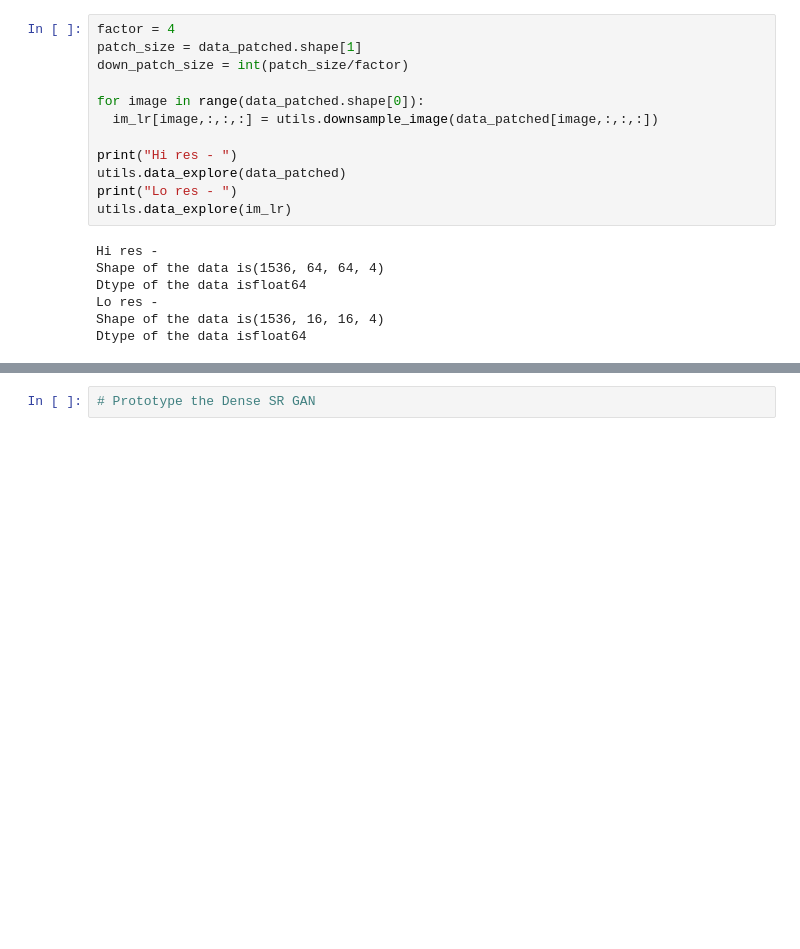
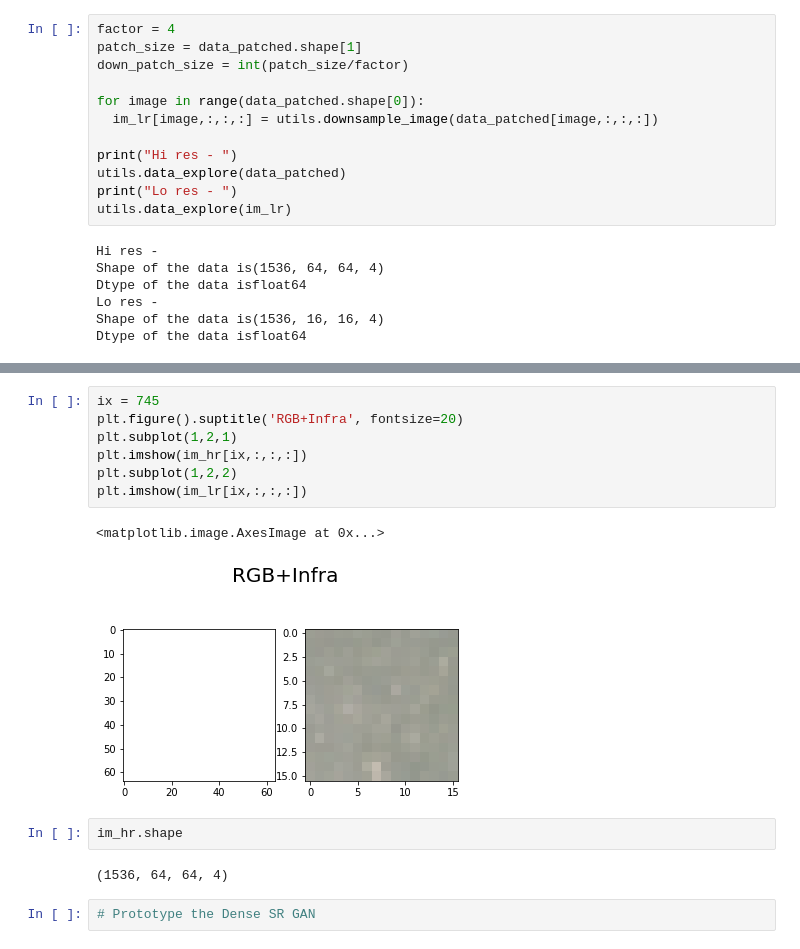
Before and after one commit to mihirsathe/DenseGAN-SuperResolution, a Jupyter notebook: DenseSRGAN_PROTO.ipynb, the cells around one changed output, grey strips where cells are left out. Saved outputs shown, nothing was run; the diff lists cells and outputs as text; blank space fills up the shorter version.

```diff
--- a/DenseSRGAN_PROTO.ipynb
+++ b/DenseSRGAN_PROTO.ipynb
@@ -100,3 +103,17 @@ plt.imshow(im_lr[0,:,:,:])
+# %%
+ix = 745
+plt.figure().suptitle('RGB+Infra', fontsize=20)
+plt.subplot(1,2,1)
+plt.imshow(im_hr[ix,:,:,:])
+plt.subplot(1,2,2)
+plt.imshow(im_lr[ix,:,:,:])
+# %% [output]
+<matplotlib.image.AxesImage at 0x...>
+[figure, added]
+# %%
+im_hr.shape
+# %% [output]
+(1536, 64, 64, 4)
 # %%
 # Prototype the Dense SR GAN
 # %%
```
Also changed, not shown: parts of 12 cells of this notebook, 1 other file.
